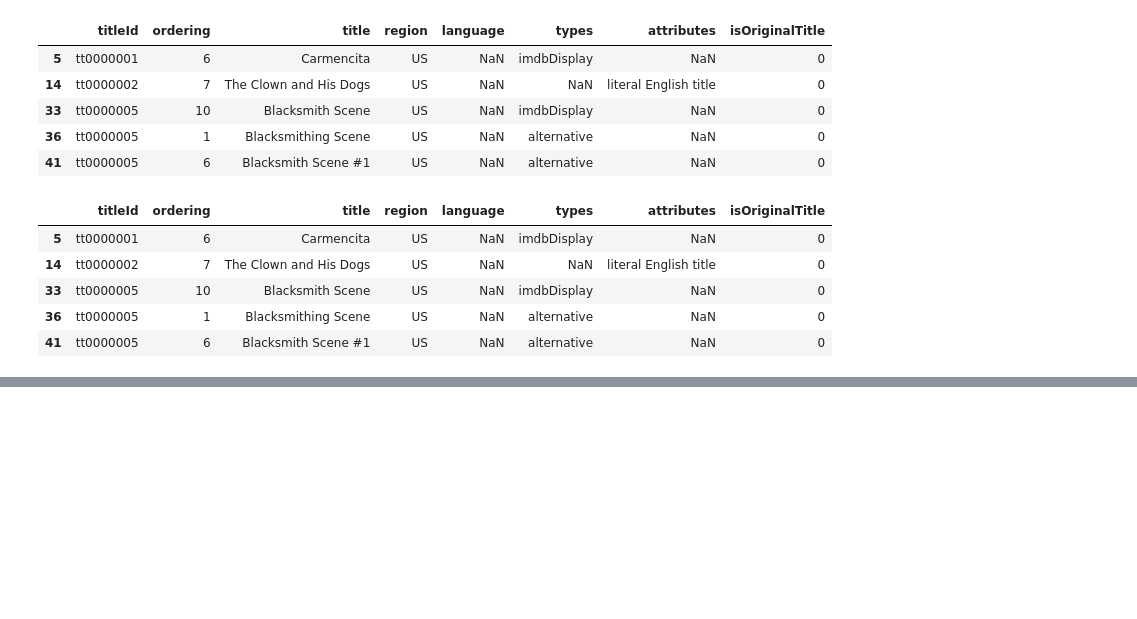
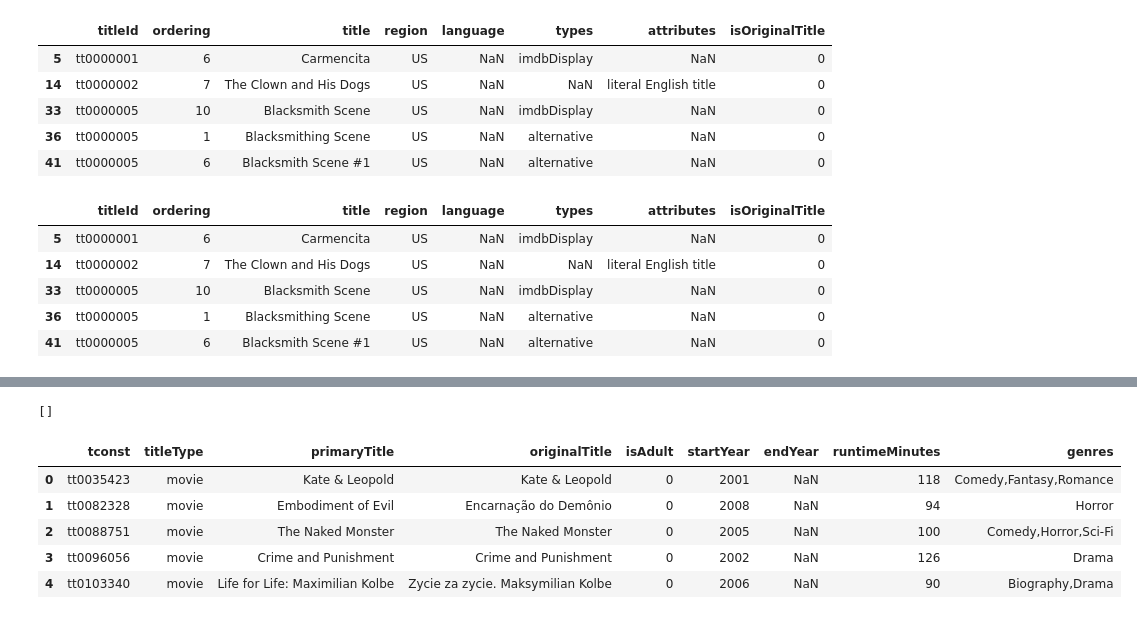
Before and after one commit to Desh86/Project-3-Part-1, a Jupyter notebook: Project 3 Part 1.ipynb, the cells around one changed output, grey strips where cells are left out. Saved outputs shown, nothing was run; the diff lists cells and outputs as text; code cells hidden in the pictures; blank space fills up the shorter version.

```diff
--- a/Project 3 Part 1.ipynb
+++ b/Project 3 Part 1.ipynb
@@ -221,0 +245,8 @@ ratings.to_csv("ratings.csv", index = False, compression=compression_opts_rating
+# %%
+# example making new folder with os
+import os
+os.makedirs('Data/',exist_ok=True)
+# Confirm folder created
+os.listdir("Data/")
+# %% [output]
+[]
@@ -221,0 +262,11 @@ ratings.to_csv("ratings.csv", index = False, compression=compression_opts_rating
+# %%
+# Open saved file and preview again
+basics = pd.read_csv("Data/title_basics.csv.gz", low_memory = False)
+basics.head()
+# %% [output]
+|  | tconst | titleType | primaryTitle | originalTitle | isAdult | startYear | endYear | runtimeMinutes | genres |
+| 0 | tt0035423 | movie | Kate & Leopold | Kate & Leopold | 0 | 2001 | NaN | 118 | Comedy,Fantasy,Romance |
+| 1 | tt0082328 | movie | Embodiment of Evil | Encarnação do Demônio | 0 | 2008 | NaN | 94 | Horror |
+| 2 | tt0088751 | movie | The Naked Monster | The Naked Monster | 0 | 2005 | NaN | 100 | Comedy,Horror,Sci-Fi |
+| 3 | tt0096056 | movie | Crime and Punishment | Crime and Punishment | 0 | 2002 | NaN | 126 | Drama |
+| 4 | tt0103340 | movie | Life for Life: Maximilian Kolbe | Zycie za zycie. Maksymilian Kolbe | 0 | 2006 | NaN | 90 | Biography,Drama |
```
Also changed, not shown: parts of 26 cells of this notebook, 6 other files.
